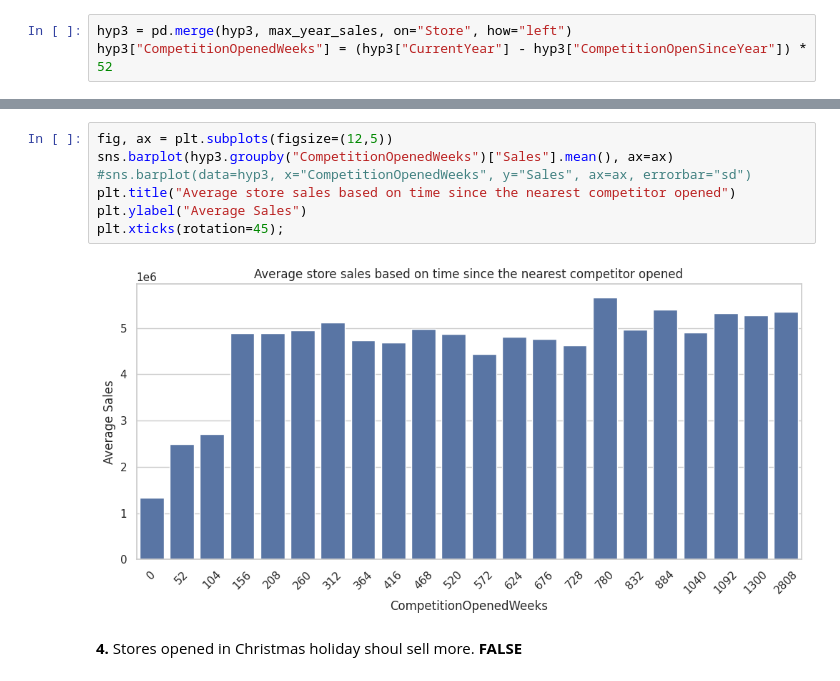
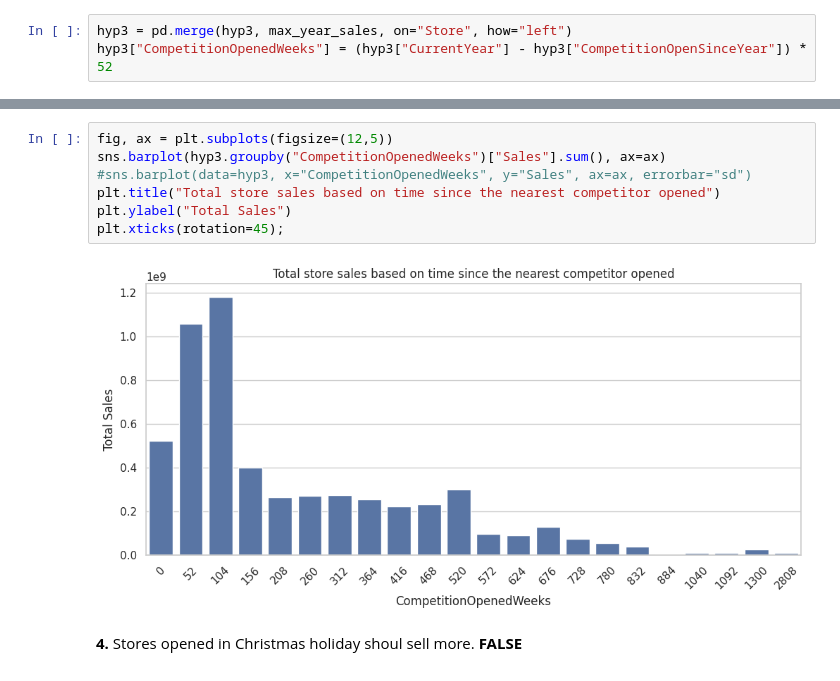
Before and after one commit to ezequielpf/rossmann_sales_prediction, a Jupyter notebook: notebooks/store_sales_predict_v1.ipynb, the cells around one changed output, grey strips where cells are left out. Cells and saved outputs as stored; diff of their text form.

```diff
--- a/notebooks/store_sales_predict_v1.ipynb
+++ b/notebooks/store_sales_predict_v1.ipynb
@@ -548,12 +590,12 @@ hyp3["CompetitionOpenedWeeks"] = (hyp3["CurrentYear"] - hyp3["CompetitionOpenSin
 # %%
 fig, ax = plt.subplots(figsize=(12,5))
-sns.barplot(hyp3.groupby("CompetitionOpenedWeeks")["Sales"].mean(), ax=ax)
+sns.barplot(hyp3.groupby("CompetitionOpenedWeeks")["Sales"].sum(), ax=ax)
 #sns.barplot(data=hyp3, x="CompetitionOpenedWeeks", y="Sales", ax=ax, errorbar="sd")
-plt.title("Average store sales based on time since the nearest competitor opened")
-plt.ylabel("Average Sales")
+plt.title("Total store sales based on time since the nearest competitor opened")
+plt.ylabel("Total Sales")
 plt.xticks(rotation=45);
 # %% [output]
-[figure, old version]
+[figure, new version]
 # %% [markdown]
 **4.** Stores opened in Christmas holiday shoul sell more. **FALSE**
 # %%
```
Also changed, not shown: parts of 38 cells of this notebook.
